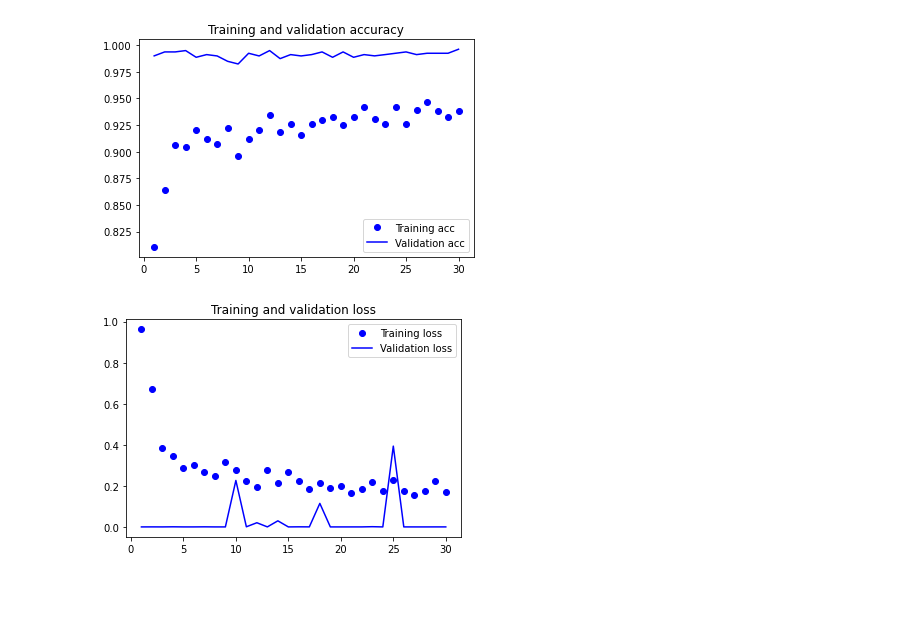
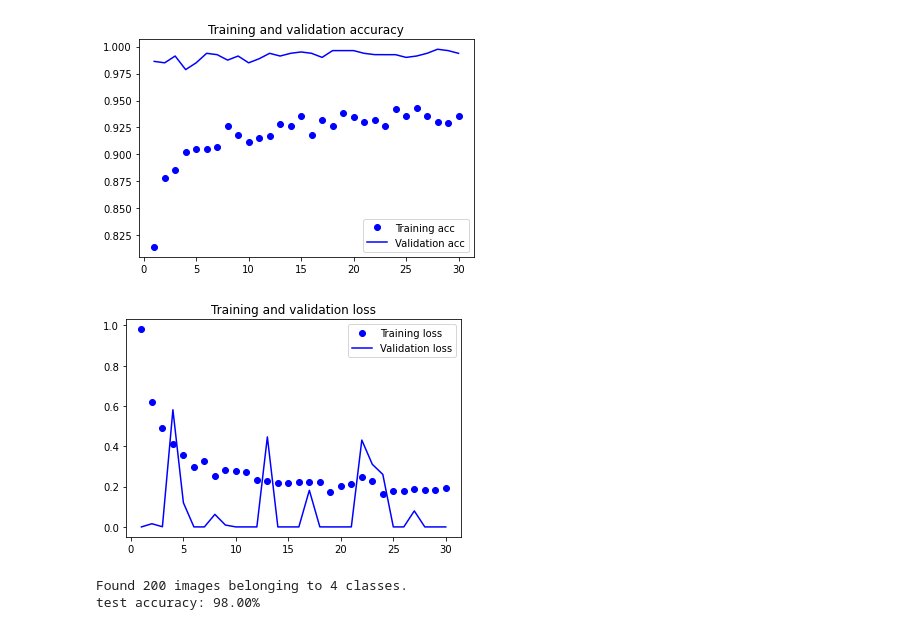
Before and after one commit to dengcfei/deeplearning, a Jupyter notebook: Q5_Try1.ipynb, the cells around one changed output. Saved outputs shown, nothing was run; the diff lists cells and outputs as text; code cells hidden in the pictures; blank space fills up the shorter version.

```diff
--- a/Q5_Try1.ipynb
+++ b/Q5_Try1.ipynb
@@ -78,22 +78,39 @@ Epoch 30/30
 # %%
-model.save('modelQ5.try1') #important do not change the name of the model
+#model.save('modelQ5.try1') #important do not change the name of the model
 
 import matplotlib.pyplot as plt
 acc = history.history['acc']
 val_acc = history.history['val_acc']
 loss = history.history['loss']
 val_loss = history.history['val_loss']
 epochs = range(1, len(acc) + 1)
 plt.plot(epochs, acc, 'bo', label='Training acc')
 plt.plot(epochs, val_acc, 'b', label='Validation acc')
 plt.title('Training and validation accuracy')
 plt.legend()
 plt.figure()
 plt.plot(epochs, loss, 'bo', label='Training loss')
 plt.plot(epochs, val_loss, 'b', label='Validation loss')
 plt.title('Training and validation loss')
 plt.legend()
 plt.show()
+
+import numpy as np
+test_dir= os.path.join(base_dir, 'test') # very important: do not change this!
+
+
+
+datagen = ImageDataGenerator(rescale=1./255)
+test_generator = datagen.flow_from_directory(
+        test_dir,
+        target_size=(200, 200),
+        batch_size=32,
+        class_mode='categorical')
+
+loss , acc = model.evaluate_generator(generator=test_generator)
+print("test accuracy: {:5.2f}%".format(100*acc))
 # %% [output]
-[figure, old version]
+[figure, new version]
-[figure, old version]
+[figure, new version]
+Found 200 images belonging to 4 classes.
+test accuracy: 98.00%
```
Also changed, not shown: parts of 2 cells of this notebook, 6 other files.
